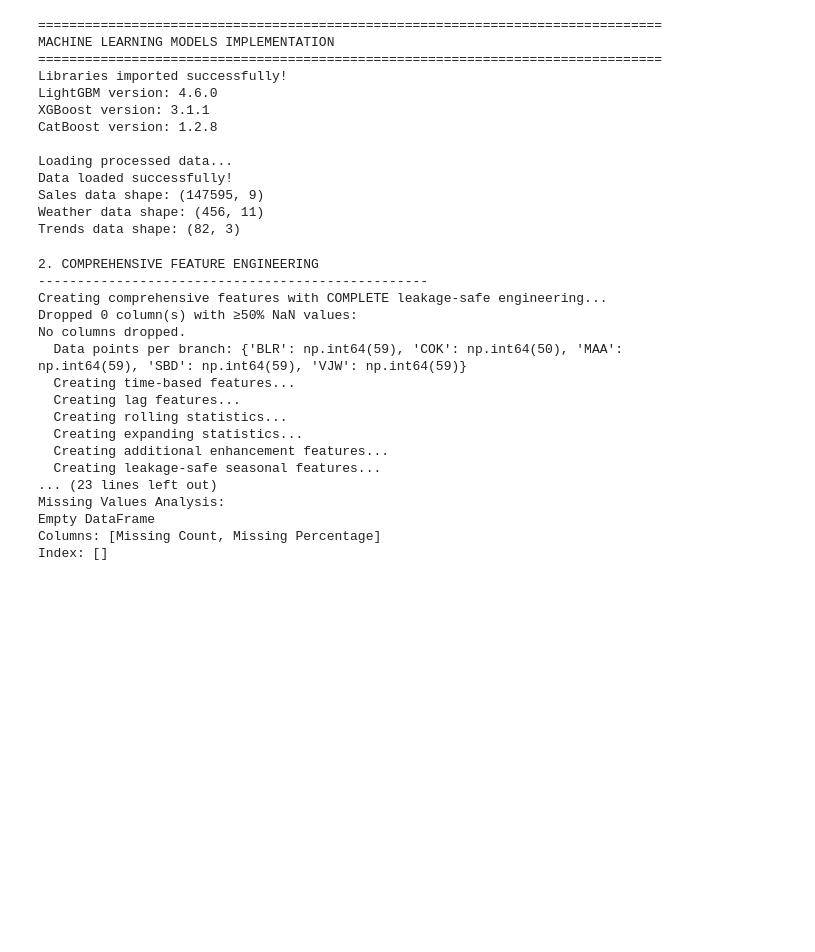
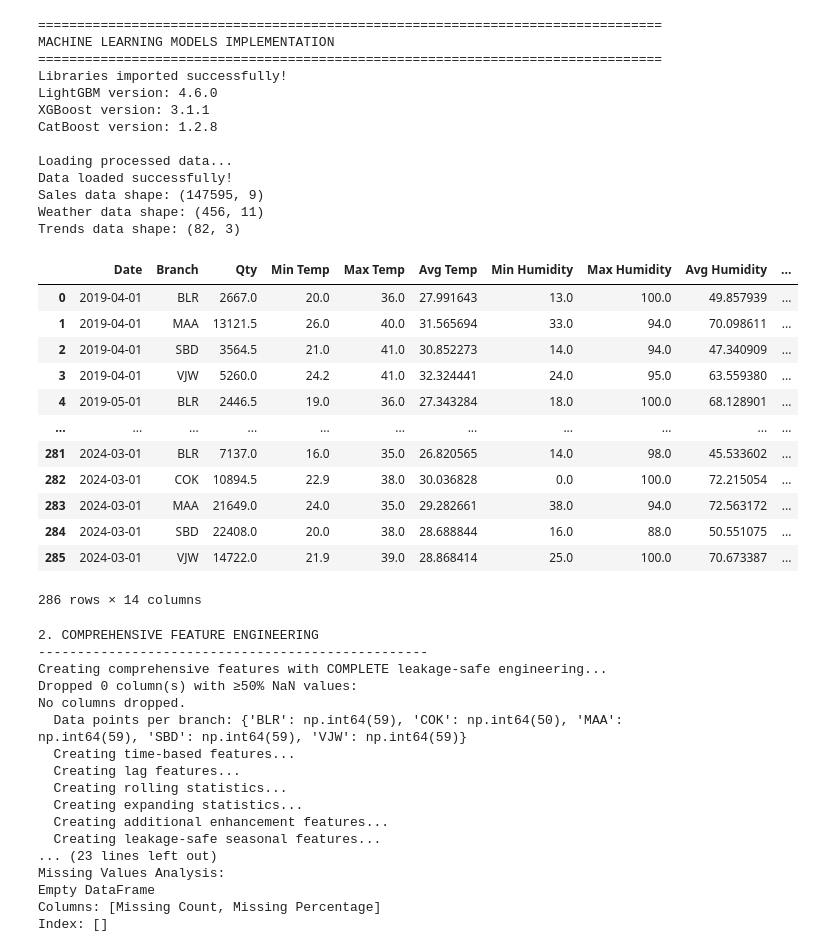
Before and after one commit to thesloppyguy/project_future_projection, a Jupyter notebook: rnd/Notebooks/Majelan.ipynb, the cells around one changed output. Drawn from its saved outputs; the diff is of its cells as text; code cells hidden in the pictures; blank space fills up the shorter version.

```diff
--- a/rnd/Notebooks/Majelan.ipynb
+++ b/rnd/Notebooks/Majelan.ipynb
@@ -87,3 +91,19 @@ main_df['Seasonality_Level'] = main_df['Date'].dt.month_name().str[:3].map({
+# %%
+main_df
+# %% [output]
+|  | Date | Branch | Qty | Min Temp | Max Temp | Avg Temp | Min Humidity | Max Humidity | Avg Humidity | ... |
+| 0 | 2019-04-01 | BLR | 2667.0 | 20.0 | 36.0 | 27.991643 | 13.0 | 100.0 | 49.857939 | ... |
+| 1 | 2019-04-01 | MAA | 13121.5 | 26.0 | 40.0 | 31.565694 | 33.0 | 94.0 | 70.098611 | ... |
+| 2 | 2019-04-01 | SBD | 3564.5 | 21.0 | 41.0 | 30.852273 | 14.0 | 94.0 | 47.340909 | ... |
+| 3 | 2019-04-01 | VJW | 5260.0 | 24.2 | 41.0 | 32.324441 | 24.0 | 95.0 | 63.559380 | ... |
+| 4 | 2019-05-01 | BLR | 2446.5 | 19.0 | 36.0 | 27.343284 | 18.0 | 100.0 | 68.128901 | ... |
+| ... | ... | ... | ... | ... | ... | ... | ... | ... | ... | ... |
+| 281 | 2024-03-01 | BLR | 7137.0 | 16.0 | 35.0 | 26.820565 | 14.0 | 98.0 | 45.533602 | ... |
+| 282 | 2024-03-01 | COK | 10894.5 | 22.9 | 38.0 | 30.036828 | 0.0 | 100.0 | 72.215054 | ... |
+| 283 | 2024-03-01 | MAA | 21649.0 | 24.0 | 35.0 | 29.282661 | 38.0 | 94.0 | 72.563172 | ... |
+| 284 | 2024-03-01 | SBD | 22408.0 | 20.0 | 38.0 | 28.688844 | 16.0 | 88.0 | 50.551075 | ... |
+| 285 | 2024-03-01 | VJW | 14722.0 | 21.9 | 39.0 | 28.868414 | 25.0 | 100.0 | 70.673387 | ... |
+286 rows × 14 columns
 # %%
 # =============================================================================
 # 2. COMPREHENSIVE FEATURE ENGINEERING
```
Also changed, not shown: parts of 2 cells of this notebook.
